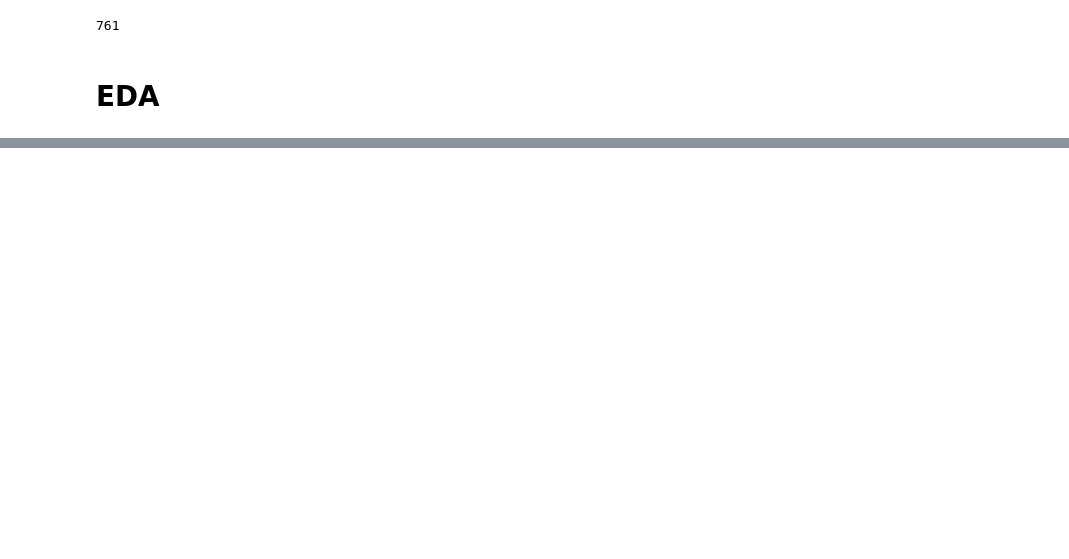
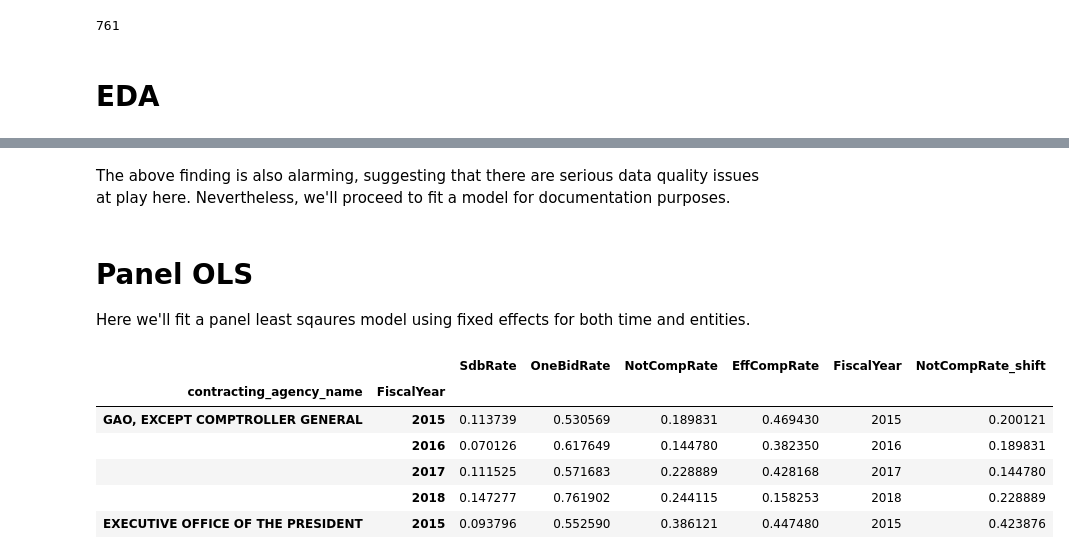
Before and after one commit to GSA/contracting-hypotheses, a Jupyter notebook: panel_regression.ipynb, the cells around one changed output, grey strips where cells are left out. Cells and saved outputs as stored; diff of their text form; code cells hidden in the pictures; blank space fills up the shorter version.

```diff
--- a/panel_regression.ipynb
+++ b/panel_regression.ipynb
@@ -330,0 +158,21 @@ Included effects: Entity, Time
+# %% [markdown]
+The above finding is also alarming, suggesting that there are serious data quality issues at play here. Nevertheless, we'll proceed to fit a model for documentation purposes.
+# %% [markdown]
+# Panel OLS
+Here we'll fit a panel least sqaures model using fixed effects for both time and entities.
+# %%
+year = pd.Categorical(df.FiscalYear)
+design_df = df.set_index(['contracting_agency_name','FiscalYear'])
+design_df['FiscalYear'] = year
+design_df['NotCompRate_shift'] = design_df['NotCompRate'].shift(1)
+design_df = design_df[design_df['FiscalYear'] != 2014]
+# %%
+design_df.head()
+# %% [output]
+|  |  | SdbRate | OneBidRate | NotCompRate | EffCompRate | FiscalYear | NotCompRate_shift |
+| contracting_agency_name | FiscalYear |  |  |  |  |  |  |
+| GAO, EXCEPT COMPTROLLER GENERAL | 2015 | 0.113739 | 0.530569 | 0.189831 | 0.469430 | 2015 | 0.200121 |
+|  | 2016 | 0.070126 | 0.617649 | 0.144780 | 0.382350 | 2016 | 0.189831 |
+|  | 2017 | 0.111525 | 0.571683 | 0.228889 | 0.428168 | 2017 | 0.144780 |
+|  | 2018 | 0.147277 | 0.761902 | 0.244115 | 0.158253 | 2018 | 0.228889 |
+| EXECUTIVE OFFICE OF THE PRESIDENT | 2015 | 0.093796 | 0.552590 | 0.386121 | 0.447480 | 2015 | 0.423876 |
```
Also changed, not shown: parts of 51 cells of this notebook.
